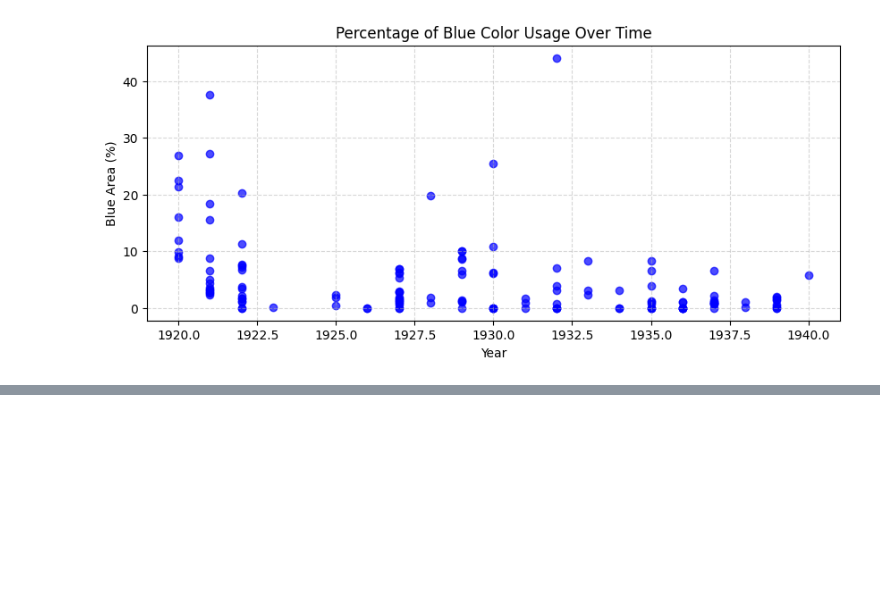
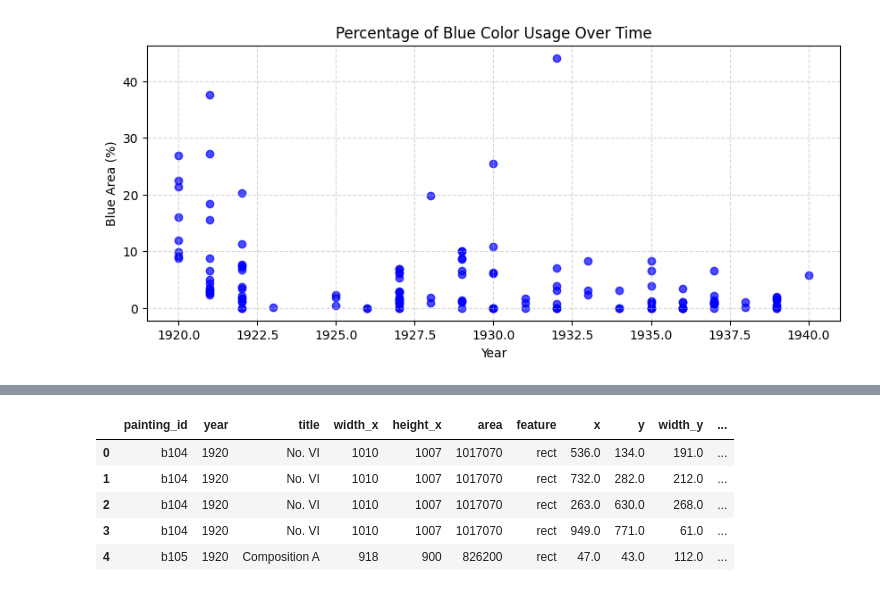
Before and after one commit to sanagahoi/Python_labs, a Jupyter notebook: cisco-labs/mondrian-art-project/mondrian-art-project.ipynb, the cells around one changed output, grey strips where cells are left out. Cells and saved outputs as stored; diff of their text form; code cells hidden in the pictures; blank space fills up the shorter version.

```diff
--- a/cisco-labs/mondrian-art-project/mondrian-art-project.ipynb
+++ b/cisco-labs/mondrian-art-project/mondrian-art-project.ipynb
@@ -515,0 +501,3 @@ features
+# %%
+features = pd.read_csv('mondrian-painting-features.csv')
+features
@@ -515,0 +585,10 @@ features
+# %%
+painting_info = painting_info.merge(red_features, on='painting_id', how='left')
+painting_info.head()
+# %% [output]
+|  | painting_id | year | title | width_x | height_x | area | feature | x | y | width_y | ... |
+| 0 | b104 | 1920 | No. VI | 1010 | 1007 | 1017070 | rect | 536.0 | 134.0 | 191.0 | ... |
+| 1 | b104 | 1920 | No. VI | 1010 | 1007 | 1017070 | rect | 732.0 | 282.0 | 212.0 | ... |
+| 2 | b104 | 1920 | No. VI | 1010 | 1007 | 1017070 | rect | 263.0 | 630.0 | 268.0 | ... |
+| 3 | b104 | 1920 | No. VI | 1010 | 1007 | 1017070 | rect | 949.0 | 771.0 | 61.0 | ... |
+| 4 | b105 | 1920 | Composition A | 918 | 900 | 826200 | rect | 47.0 | 43.0 | 112.0 | ... |
```
Also changed, not shown: parts of 9 cells of this notebook.
